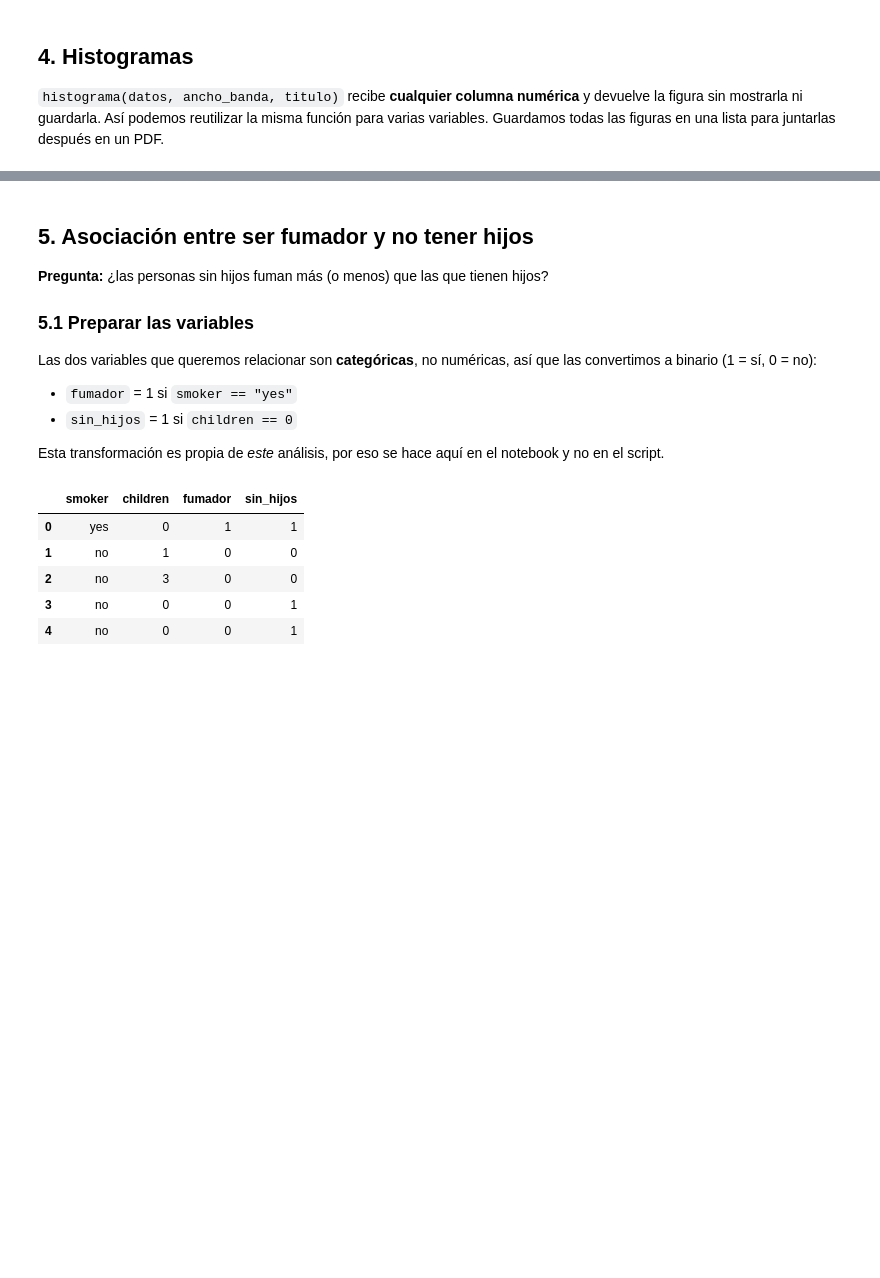
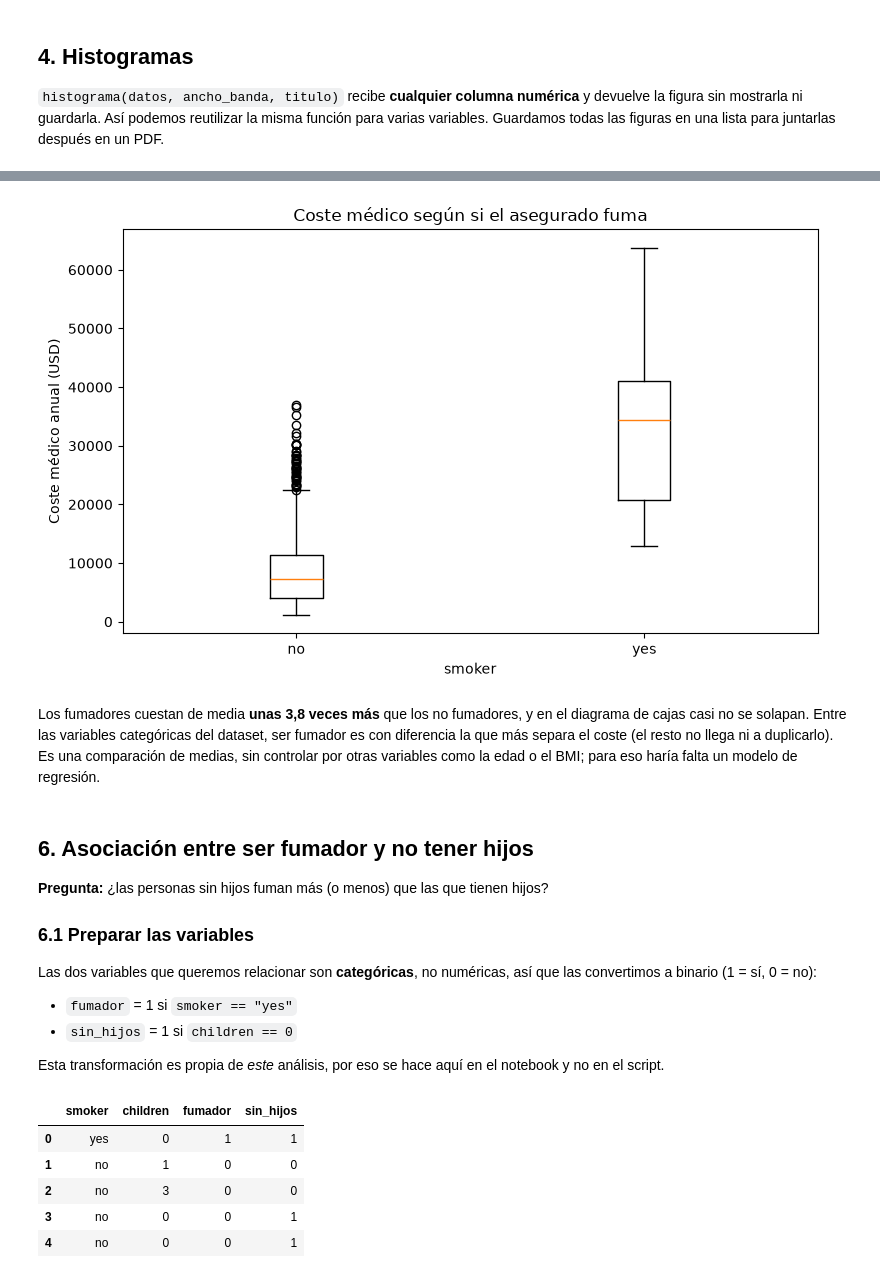
Before and after one commit to balicevicdani/Project-python-0, a Jupyter notebook: notebooks/analisis.ipynb, the cells around one changed output, grey strips where cells are left out. Saved outputs shown, nothing was run; the diff lists cells and outputs as text; code cells hidden in the pictures; blank space fills up the shorter version.

```diff
--- a/notebooks/analisis.ipynb
+++ b/notebooks/analisis.ipynb
@@ -116,9 +197,21 @@ plt.show()
+# %%
+fig, ax = boxplot_por_grupo(df, "charges", "smoker", titulo="Coste médico según si el asegurado fuma",
+                            etiqueta_y="Coste médico anual (USD)")
+figuras.append(fig)
+plt.show()
+# %% [output]
+[figure, added]
+# %% [markdown]
+Los fumadores cuestan de media **unas 3,8 veces más** que los no fumadores, y en el diagrama de cajas casi no se
+solapan. Entre las variables categóricas del dataset, ser fumador es con diferencia la que más separa el coste
+(el resto no llega ni a duplicarlo). Es una comparación de medias, sin controlar por otras variables como la edad
+o el BMI; para eso haría falta un modelo de regresión.
 # %% [markdown]
-## 5. Asociación entre ser fumador y no tener hijos
+## 6. Asociación entre ser fumador y no tener hijos
 
 **Pregunta:** ¿las personas sin hijos fuman más (o menos) que las que tienen hijos?
 
-### 5.1 Preparar las variables
+### 6.1 Preparar las variables
 
 Las dos variables que queremos relacionar son **categóricas**, no numéricas, así que las convertimos a binario (1 = sí, 0 = no):
 - `fumador` = 1 si `smoker == "yes"`
```
Also changed, not shown: parts of 29 cells of this notebook, 7 other files.
